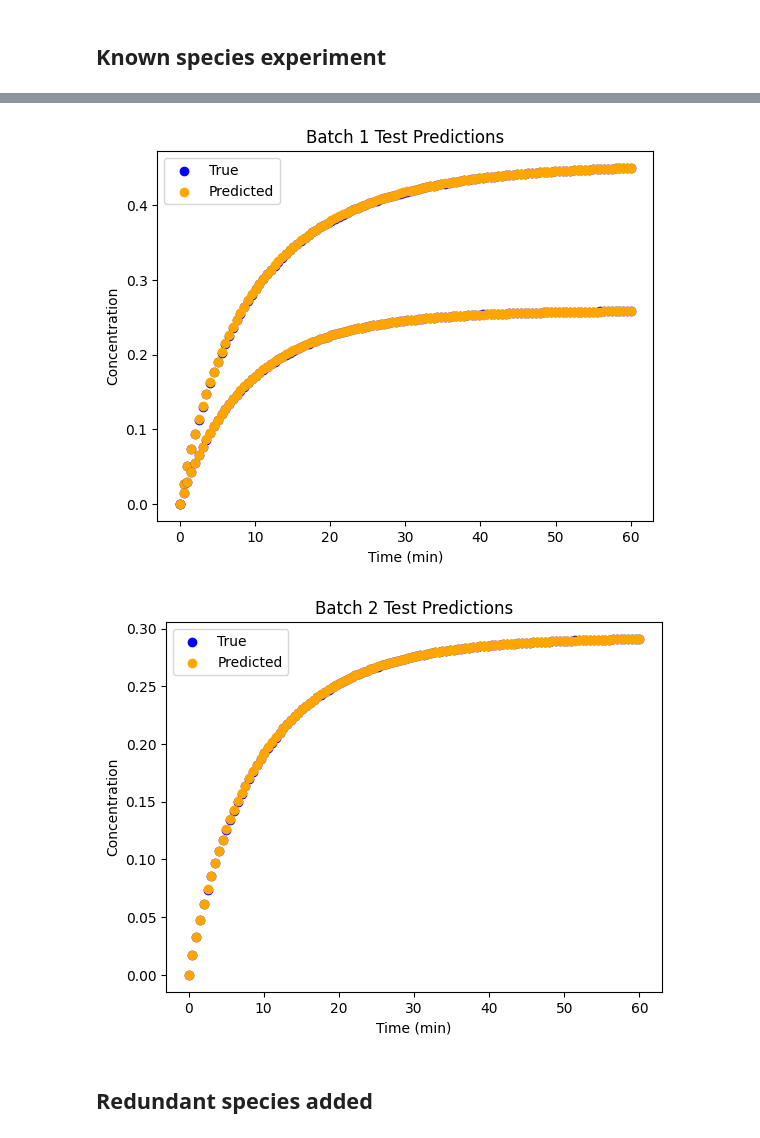
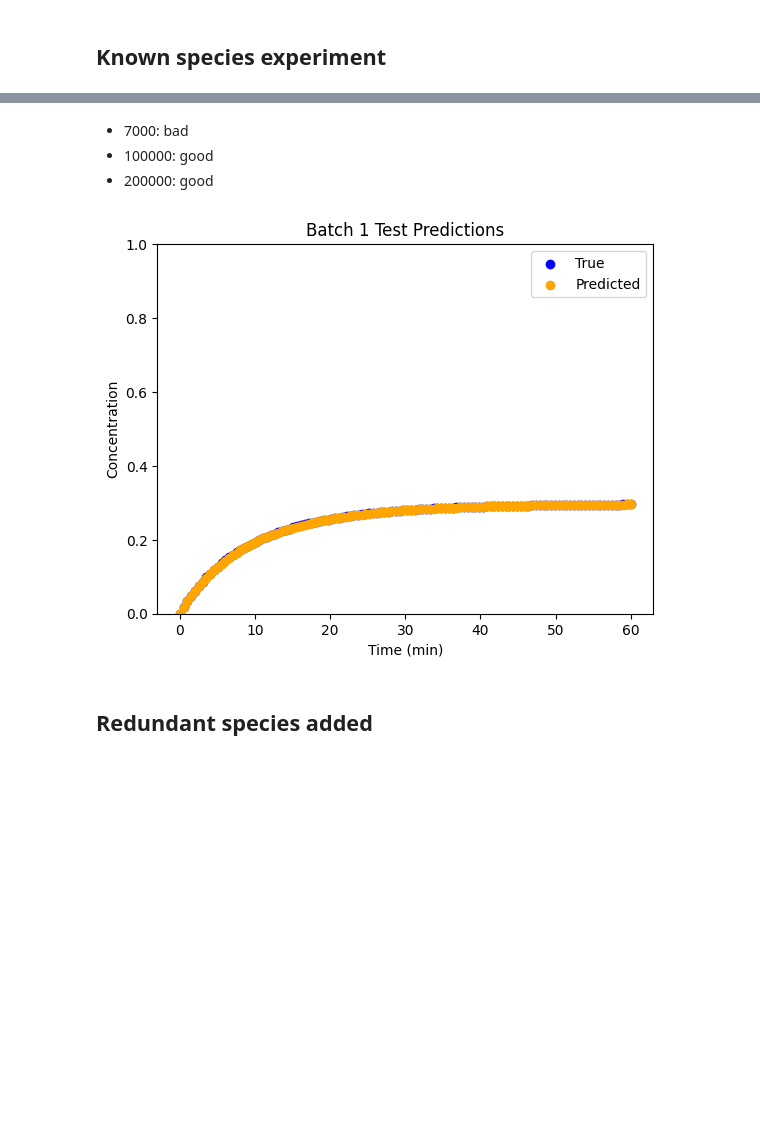
Before and after one commit to tiernan7/DSD-CRNN, a Jupyter notebook: one_step.ipynb, the cells around one changed output, grey strips where cells are left out. Saved outputs shown, nothing was run; the diff lists cells and outputs as text; code cells hidden in the pictures; blank space fills up the shorter version.

```diff
--- a/one_step.ipynb
+++ b/one_step.ipynb
@@ -10,13 +10,16 @@ from src.data.dataset import KineticDataset, Normalize
 from src.data.data_loader import get_data_loaders
 from src.models.crnn import CRNN
 from src.models.loss_fn import RangeNormalizedMAE, RangeNormalizedMSE
+from src.models.train_tune import train
+import json
 # For one step reaction
 y0 = {
     'S_1' : (20, 60),
     'S_2' : (100, 100),
     'S_out' : (0, 0),
 }
-ks = [2e4*1e-9]
+ks = [2e2*1e-9]
+E_bounds = (-np.inf, np.inf)
 
 time_hours = 1 #hours
 t_end = time_hours * 3600  # seconds
@@ -29,9 +32,10 @@ data_gen = SyntheticDataGenerator(
     t_end=t_end,
     n_timepoints = t_end//30,  # every 30 seconds
     seed=42,
+    E_bounds=E_bounds
 )
 
-batch_size = 6
+batch_size = 3
 batch = data_gen.generate_batch(batch_size)
 norm = Normalize(max_concentration=torch.max(batch["c0"]))
 
@@ -46,6 +50,11 @@ for i in range(batch_size):
     plt.plot(t/60, y, label=f'Sample {i}')
 plt.xlabel('Time (min)')
 plt.ylabel('Concentration')
-plt.ylim(0, max(sample['c0'].numpy().flatten())*1.1)
+plt.ylim(0, 1.1)
 plt.show()
+
+for d in ds:
+    c0 = d['c0']
+    E = data_gen._E_from_fim(data_gen._SVD(data_gen._compute_fim_output(c0, summed = True)))
+    print(f"c0: {c0.numpy}, E: {E}")
 # %% [output]
@@ -70,9 +65,4 @@ train_loader, test_loader, val_loader = get_data_loaders(
 # %%
-#global hyperparameters
-base_ds = train_ds.dataset  # original KineticDataset
-out_ind = base_ds.get_output_index()
-out_ind = int(out_ind.item()) if torch.is_tensor(out_ind) else int(out_ind)
-num_reactions = 1
-epochs = 500
-learning_rate = 5e-2
-norm_value = base_ds.transform.max_c0.item()
+#hyperparameters
+config = json.load(open('config.json'))
+config["num_reactions"] = 1
@@ -142,0 +71,2 @@ Final training loss: 0.000631
+# %%
+train_loss, val_loss, model, test_loader = train(config, ds)
@@ -158,32 +106,38 @@ Reaction stoiciometry
+# %% [markdown]
+- 7000: bad
+- 100000: good
+- 200000: good
 # %%
 # Plot test predictions over test loader
 model.eval()
+t_train = ds.get_t()
+out_ind = ds.get_output_index()  # index of output species
 with torch.no_grad():
     for i, batch in enumerate(test_loader):
-        c0 = batch["c0"].to(device)
-        y_true = batch["y"].to(device)
+        c0 = batch["c0"]
+        y_true = batch["y"]
 
         y_full = model(t_train, c0)
         y_pred = y_full[:, :, out_ind]
 
         t_np = t_train.cpu().numpy()
         y_true_np = y_true.cpu().numpy()
         y_pred_np = y_pred.cpu().numpy()
         for j in range(len(y_true_np)):
             if j == 0:
                 plt.scatter(t_np/60, y_true_np[j], color = 'blue', label="True")
                 plt.scatter(t_np/60, y_pred_np[j], color = 'orange', label="Predicted")
             else:
                 plt.scatter(t_np/60, y_true_np[j], color = 'blue')
                 plt.scatter(t_np/60, y_pred_np[j], color = 'orange')
         plt.title(f"Batch {i+1} Test Predictions")
         plt.xlabel("Time (min)")
         plt.ylabel("Concentration")
+        plt.ylim(0,1)
         plt.legend()
         plt.show()
 # %% [output]
-[figure, old version]
+[figure, new version]
-[figure, removed]
 # %% [markdown]
 ## Redundant species added
 # %%
```
Also changed, not shown: parts of 6 cells of this notebook, 12 other files.
